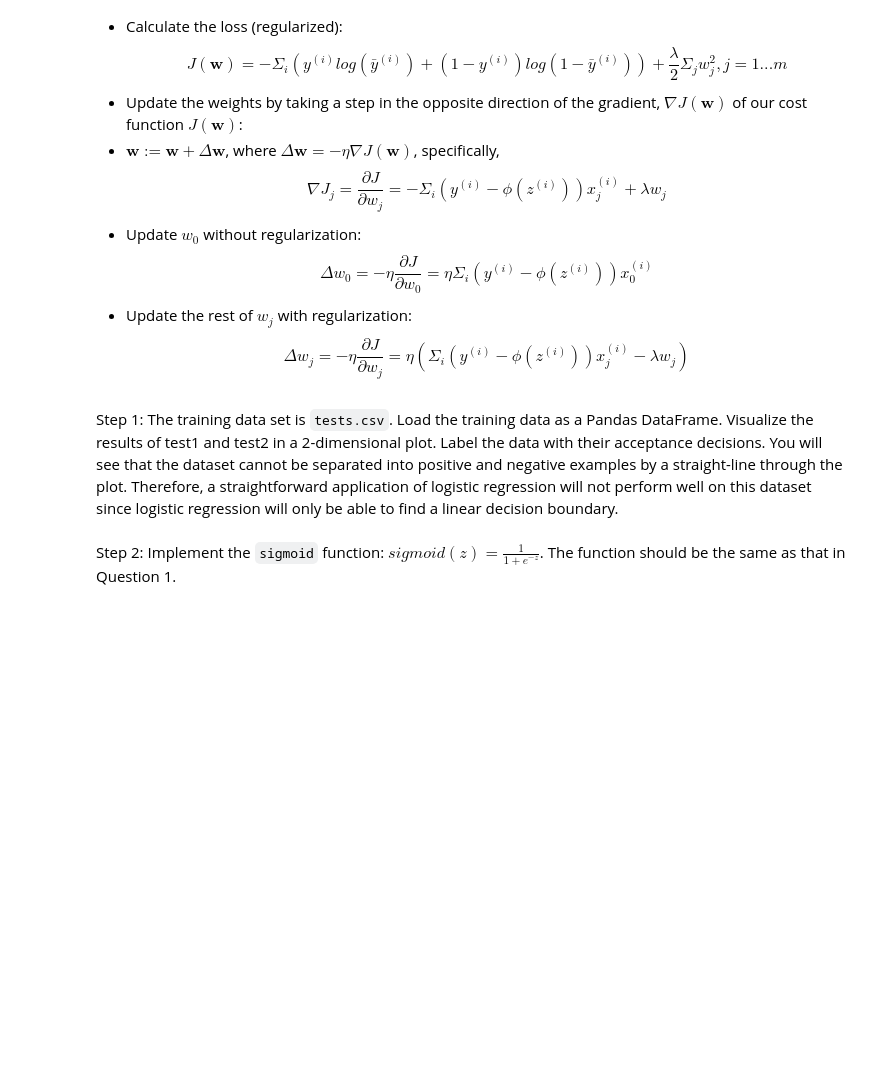
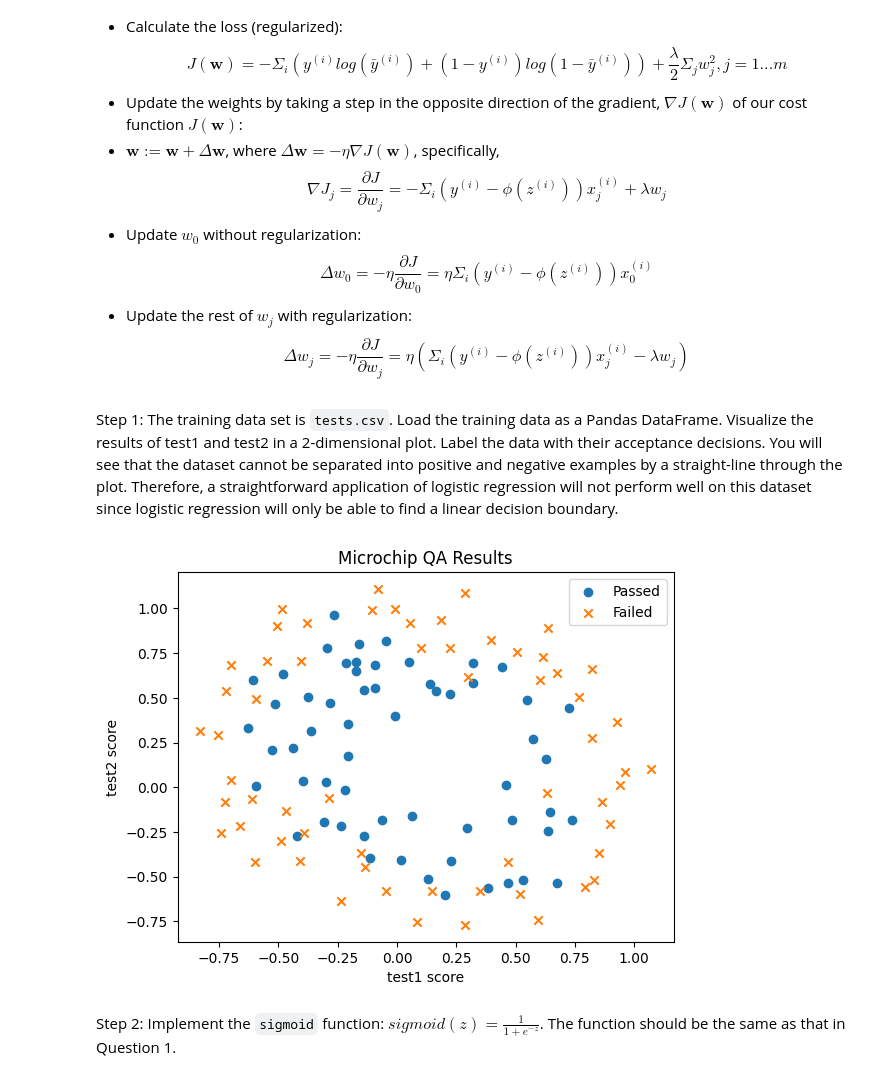
Before and after one commit to Mintass/INFO213, a Jupyter notebook: INFO213_Assignment2.ipynb, the cells around one changed output. Drawn from its saved outputs; the diff is of its cells as text; code cells hidden in the pictures; blank space fills up the shorter version.

```diff
--- a/INFO213_Assignment2.ipynb
+++ b/INFO213_Assignment2.ipynb
@@ -269,6 +434,22 @@ J(\mathbf{w}) = -\Sigma_i(y^{(i)} log(\bar{y}^{(i)})+(1-y^{(i)}) log(1-\bar{y}^{
 \end{equation}
 # %% [markdown]
 Step 1: The training data set is `tests.csv`. Load the training data as a Pandas DataFrame. Visualize the results of test1 and test2 in a 2-dimensional plot. Label the data with their acceptance decisions. You will see that the dataset cannot be separated into positive and negative examples by a straight-line through the plot. Therefore, a straightforward application of logistic regression will not perform well on this dataset since logistic regression will only be able to find a linear decision boundary.
+# %%
+df_test = pd.read_csv("INFO213_Assignment2_Dataset/tests.csv")
+
+pos = df_test['passed'] == 1
+neg = df_test['passed'] == 0
+
+plt.figure()
+plt.scatter(df_test.loc[pos, 'test1'], df_test.loc[pos, 'test2'], marker='o', label='Passed')
+plt.scatter(df_test.loc[neg, 'test1'], df_test.loc[neg, 'test2'], marker='x', label='Failed')
+plt.xlabel('test1 score')
+plt.ylabel('test2 score')
+plt.legend()
+plt.title('Microchip QA Results')
+plt.show()
+# %% [output]
+[figure, added]
 # %% [markdown]
 Step 2: Implement the `sigmoid` function: $sigmoid(z)=\frac{1}{1+e^{-z}}$. The function should be the same as that in Question 1.
 # %%
```
Also changed, not shown: parts of 38 cells of this notebook.
